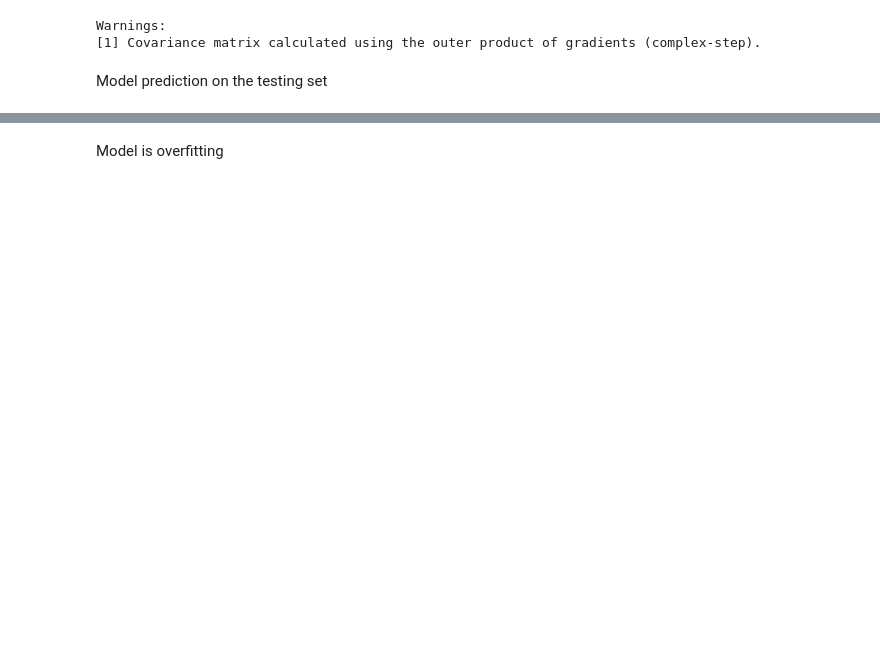
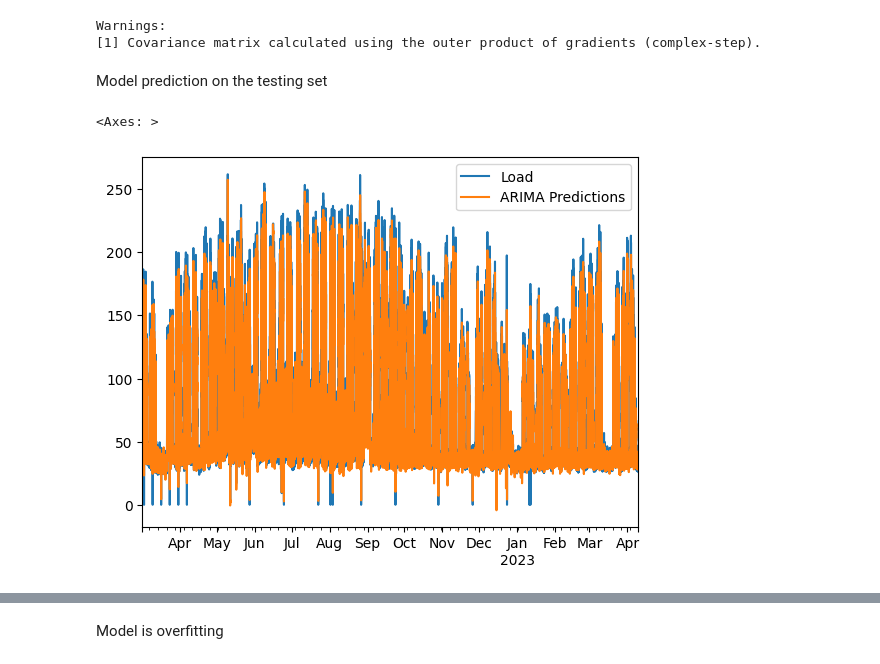
Before and after one commit to khadija267/Load-Time-Series-Forecasting, a Jupyter notebook: lsc_load_prediction.ipynb, the cells around one changed output, grey strips where cells are left out. Drawn from its saved outputs; the diff is of its cells as text; code cells hidden in the pictures; blank space fills up the shorter version.

```diff
--- a/lsc_load_prediction.ipynb
+++ b/lsc_load_prediction.ipynb
@@ -658,6 +670,15 @@ Warnings:
 [1] Covariance matrix calculated using the outer product of gradients (complex-step).
 # %% [markdown]
 Model prediction on the testing set
+# %%
+start=0
+end=len(train)-1
+pred=model.predict(start=start,end=end,typ='levels',exog=exog_train).rename('ARIMA Predictions')
+train['Load'].plot(legend=True)
+pred.plot(legend=True)
+# %% [output]
+<Axes: >
+[figure, added]
 # %%
 start=len(train)
 end=len(train)+len(test)-1
```
Also changed, not shown: parts of 70 cells of this notebook.
